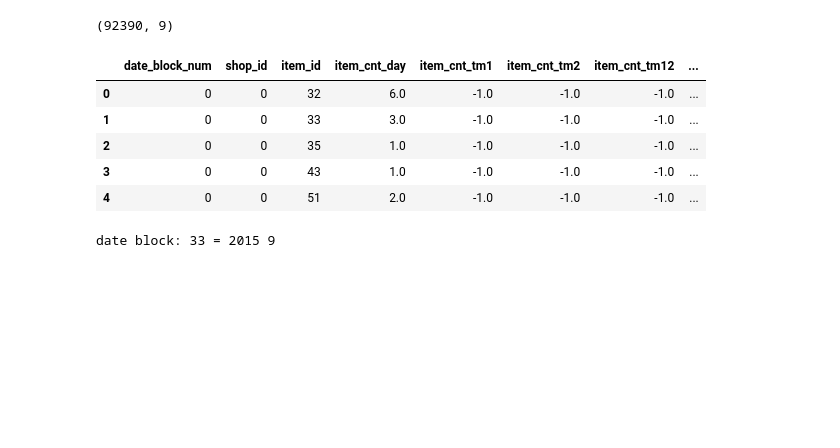
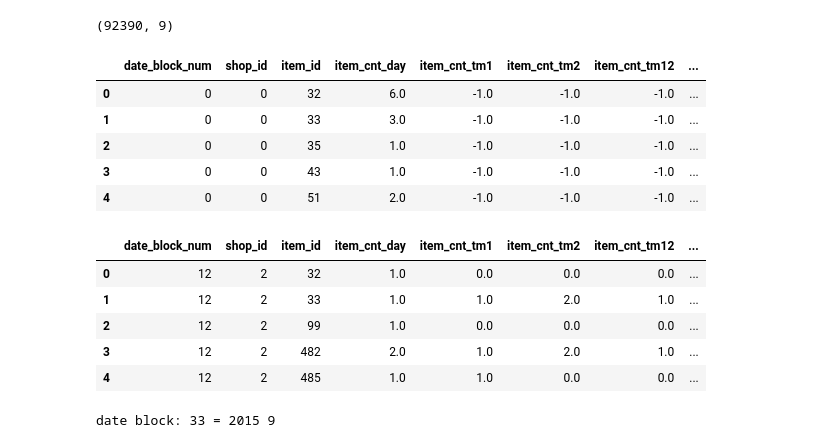
Before and after one commit to dylan-chu/Machine-Learning-Capstone, a Jupyter notebook: playground.ipynb, the cells around one changed output. Saved outputs shown, nothing was run; the diff lists cells and outputs as text; code cells hidden in the pictures; blank space fills up the shorter version.

```diff
--- a/playground.ipynb
+++ b/playground.ipynb
@@ -179,7 +179,16 @@ training_data.head()
 | 3 | 0 | 0 | 43 | 1.0 | -1.0 | -1.0 | -1.0 | ... |
 | 4 | 0 | 0 | 51 | 2.0 | -1.0 | -1.0 | -1.0 | ... |
 # %%
-training_data.to_csv('input/training_data_0_categ.csv', index=False)
+#training_data.to_csv('input/training_data_0_categ.csv', index=False)
+training_data=pd.read_csv('input/training_data_0_categ.csv')
+training_data.head()
+# %% [output]
+|  | date_block_num | shop_id | item_id | item_cnt_day | item_cnt_tm1 | item_cnt_tm2 | item_cnt_tm12 | ... |
+| 0 | 12 | 2 | 32 | 1.0 | 0.0 | 0.0 | 0.0 | ... |
+| 1 | 12 | 2 | 33 | 1.0 | 1.0 | 2.0 | 1.0 | ... |
+| 2 | 12 | 2 | 99 | 1.0 | 0.0 | 0.0 | 0.0 | ... |
+| 3 | 12 | 2 | 482 | 2.0 | 1.0 | 2.0 | 1.0 | ... |
+| 4 | 12 | 2 | 485 | 1.0 | 1.0 | 0.0 | 0.0 | ... |
 # %%
 #change date_block_num
 def get_year_from_date_block_num(date_block_num):
```
Also changed, not shown: parts of 3 cells of this notebook.
